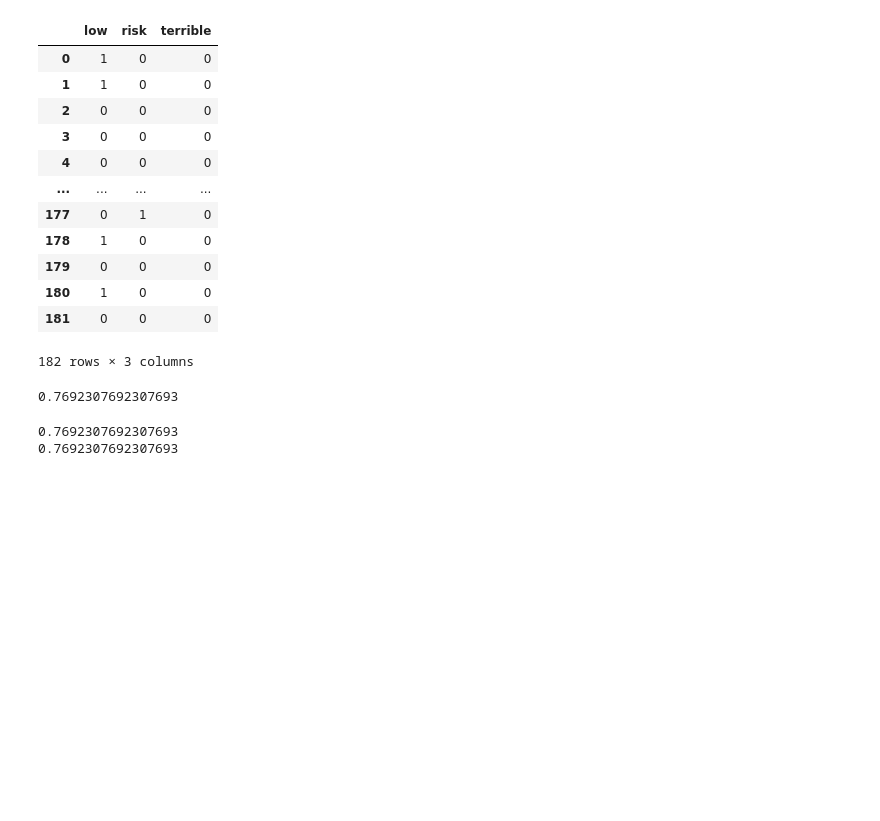
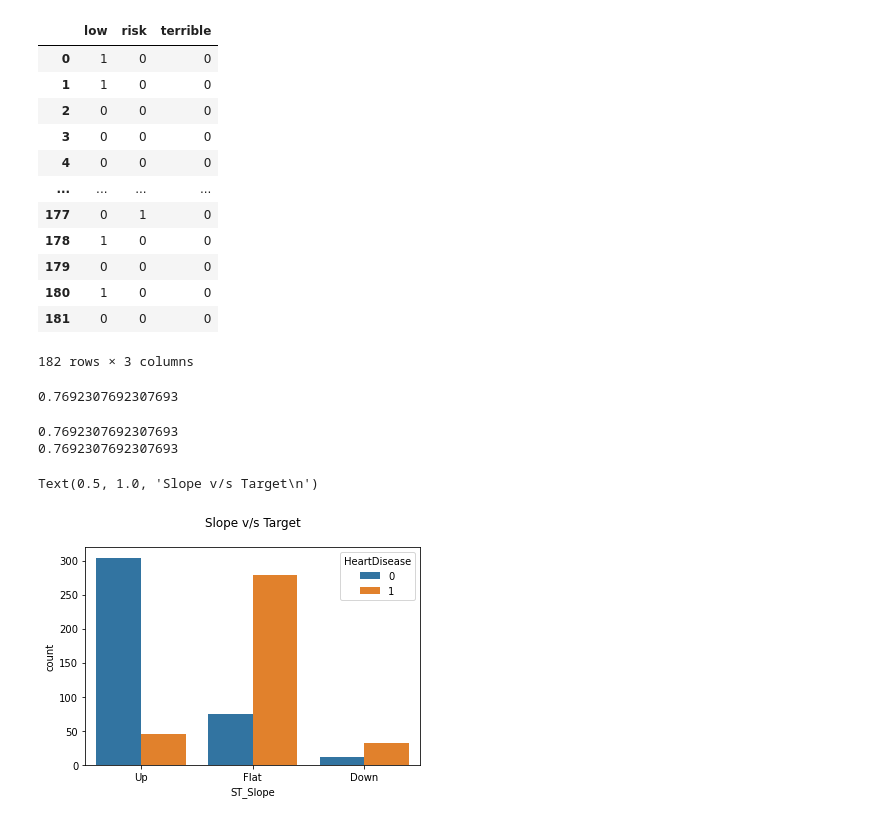
Before and after one commit to Ramyals-web/Heart-Failure---Final-Project, a Jupyter notebook: genderbased.ipynb, the cells around one changed output. Cells and saved outputs as stored; diff of their text form; code cells hidden in the pictures; blank space fills up the shorter version.

```diff
--- a/genderbased.ipynb
+++ b/genderbased.ipynb
@@ -402,3 +402,9 @@ print(lr.score(X_train_scaled,y_train))
 # %% [output]
 0.7692307692307693
 0.7692307692307693
+# %%
+sns.countplot(data= database_df, x='ST_Slope',hue='HeartDisease')
+plt.title('Slope v/s Target\n')
+# %% [output]
+Text(0.5, 1.0, 'Slope v/s Target\n')
+[figure, added]
```
Also changed, not shown: 6 other files.
